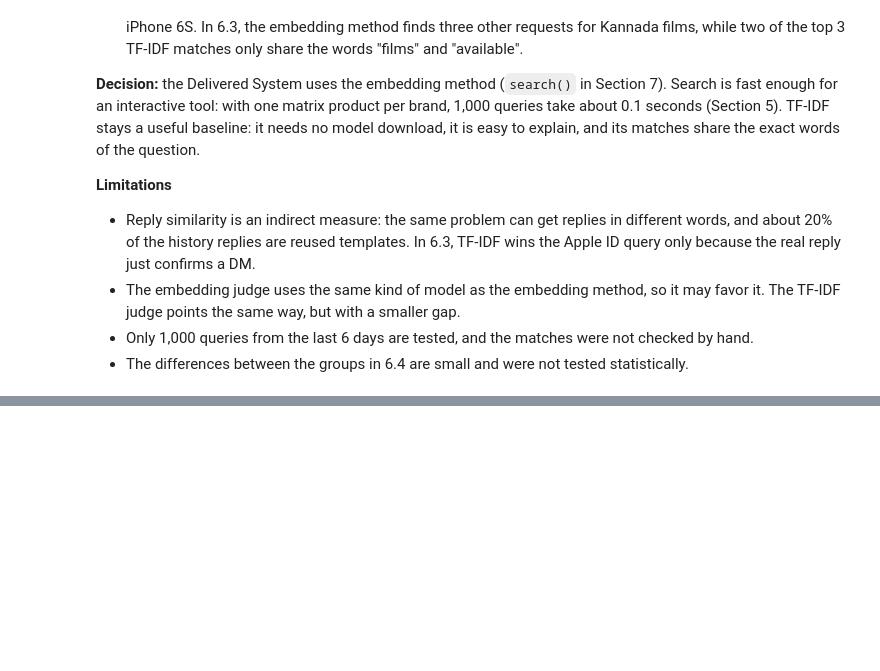
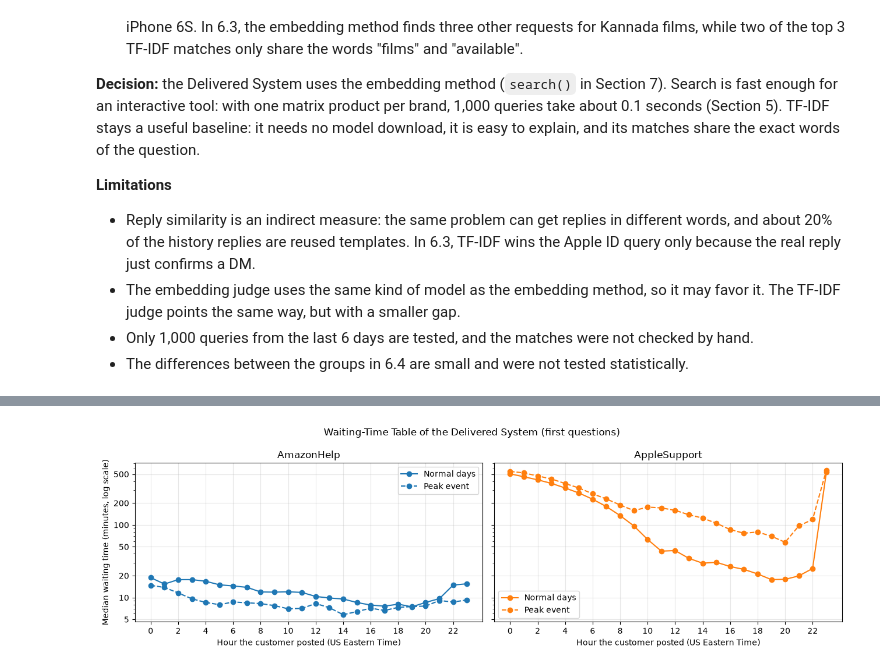
Before and after one commit to Shengyuan-Liu/CustomerSupportAnalysis, a Jupyter notebook: main.ipynb, the cells around one changed output, grey strips where cells are left out. Saved outputs shown, nothing was run; the diff lists cells and outputs as text; code cells hidden in the pictures; blank space fills up the shorter version.

Commit message:
main: final system

```diff
--- a/main.ipynb
+++ b/main.ipynb
@@ -1952,0 +2070,44 @@ Median waiting time of all AppleSupport first questions in the library: 90.2 min
+# %%
+# Build the system from earlier results: RQ3 library, RQ1/RQ2 event dates, RQ1 wording effects and word lists
+assistant = SupportAssistant(
+    library=search_cases,
+    events=events,
+    effects=effects,
+    word_lists={"has_thanks": thanks_words, "is_polite_other": other_polite_words, "is_rude": rude_words},
+)
+
+# Median wait by posting hour: normal days (solid) and the brand's peak event (dashed)
+fig, axes = plt.subplots(1, 2, figsize=(13, 4), sharey=True)
+for ax, brand in zip(axes, assistant.brands):
+    for is_peak, style, label in [(False, "-", "Normal days"), (True, "--", "Peak event")]:
+        medians = assistant.wait_table.loc[(brand, is_peak), "Median Wait (min)"]
+        ax.plot(medians.index, medians.values, linestyle=style, marker="o", color=brand_colors[brand], label=label)
+    ax.set_yscale("log")
+    ax.set_yticks([5, 10, 20, 50, 100, 200, 500], ["5", "10", "20", "50", "100", "200", "500"])
+    ax.set_xticks(range(0, 24, 2))
+    ax.set_title(brand)
+    ax.set_xlabel("Hour the customer posted (US Eastern Time)")
+    ax.grid(alpha=0.3)
+    ax.legend()
+axes[0].set_ylabel("Median waiting time (minutes, log scale)")
+plt.suptitle("Waiting-Time Table of the Delivered System (first questions)")
+plt.tight_layout()
+plt.show()
+
+# Size of each part of the table, and its fastest and slowest posting hours
+rows = []
+for brand in assistant.brands:
+    for is_peak in [False, True]:
+        part = assistant.wait_table.loc[(brand, is_peak)]
+        rows.append({
+            "Brand": brand,
+            "Peak Event": is_peak,
+            "First Questions": part["Cases"].sum(),
+            "Fastest Hour": part["Median Wait (min)"].idxmin(),
+            "Median at Fastest Hour (min)": part["Median Wait (min)"].min(),
+            "Slowest Hour": part["Median Wait (min)"].idxmax(),
+            "Median at Slowest Hour (min)": part["Median Wait (min)"].max(),
+        })
+pd.DataFrame(rows).set_index(["Brand", "Peak Event"]).round(1)
+# %% [output]
+[figure, added]
```
Also changed, not shown: parts of 13 cells of this notebook, 1 other file.
